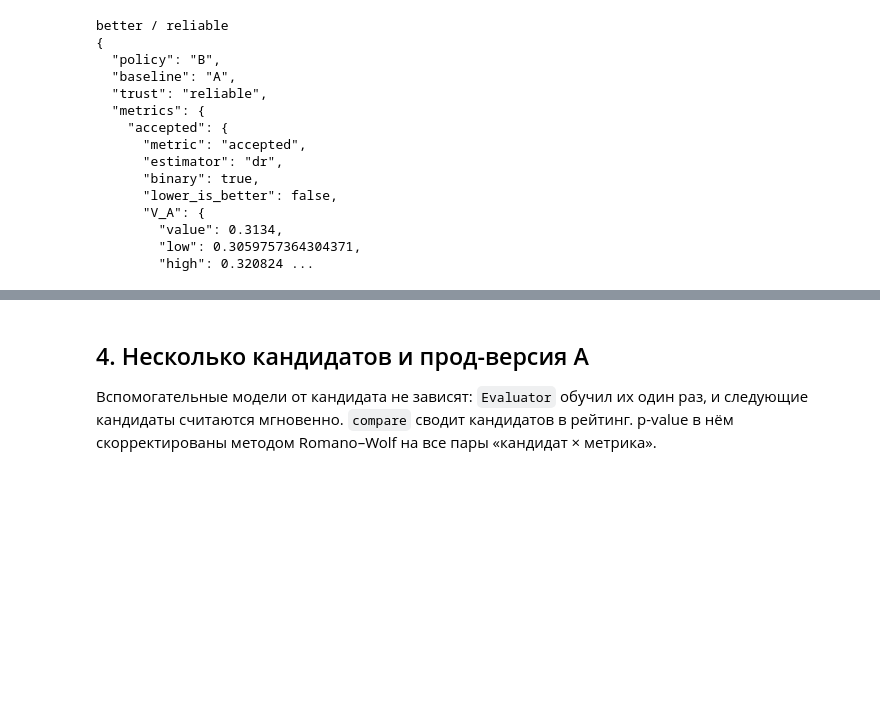
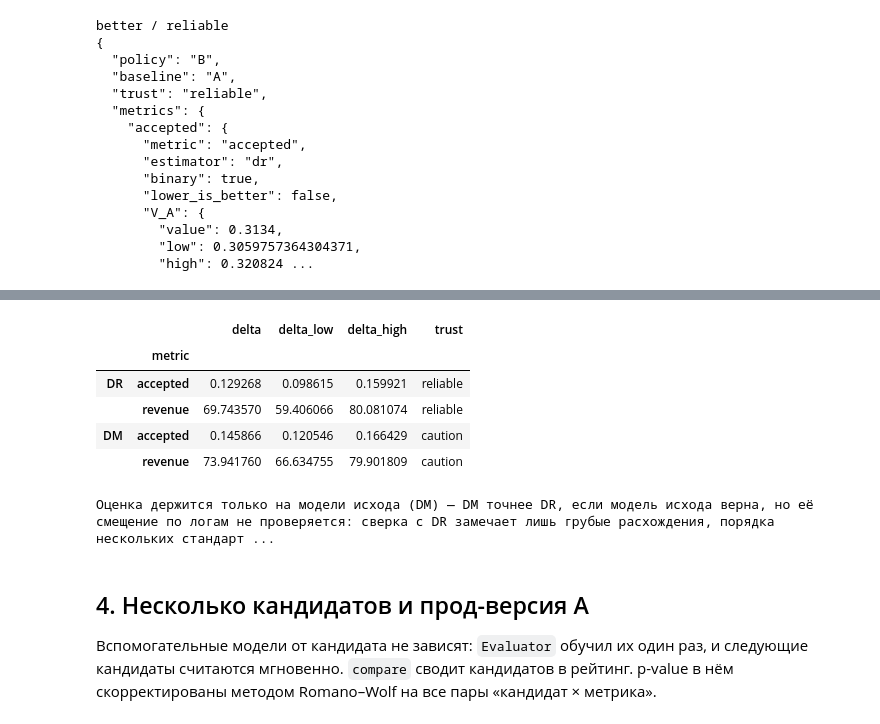
Before and after one commit to Yurashku/OffPolicyLab, a Jupyter notebook: examples/tutorial.ipynb, the cells around one changed output, grey strips where cells are left out. Saved outputs shown, nothing was run; the diff lists cells and outputs as text; code cells hidden in the pictures; blank space fills up the shorter version.

```diff
--- a/examples/tutorial.ipynb
+++ b/examples/tutorial.ipynb
@@ -219,3 +227,19 @@ better / reliable
+# %%
+report_dm = ev.evaluate(policy_b, estimator="dm", n_boot=100)
+pd.concat({"DR": report.summary(), "DM": report_dm.summary()})[["delta", "delta_low", "delta_high", "trust"]]
+# %% [output]
+|  |  | delta | delta_low | delta_high | trust |
+|  | metric |  |  |  |  |
+| DR | accepted | 0.129268 | 0.098615 | 0.159921 | reliable |
+|  | revenue | 69.743570 | 59.406066 | 80.081074 | reliable |
+| DM | accepted | 0.145866 | 0.120546 | 0.166429 | caution |
+|  | revenue | 73.941760 | 66.634755 | 79.901809 | caution |
+# %%
+for f in report_dm["revenue"].findings:
+    if f.code == "model_based_estimate":
+        print(f.title, "—", f.detail)
+# %% [output]
+Оценка держится только на модели исхода (DM) — DM точнее DR, если модель исхода верна, но её смещение по логам не проверяется: сверка с DR замечает лишь грубые расхождения, порядка нескольких стандарт ...
 # %% [markdown]
 ## 4. Несколько кандидатов и прод-версия A
 
```
Also changed, not shown: parts of 9 cells of this notebook, 13 other files.
